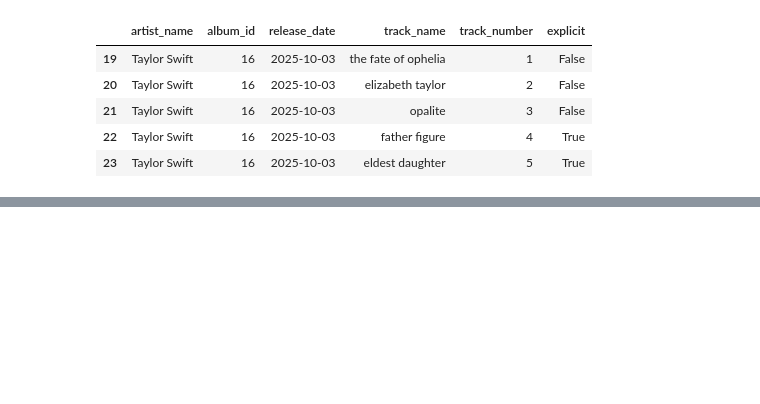
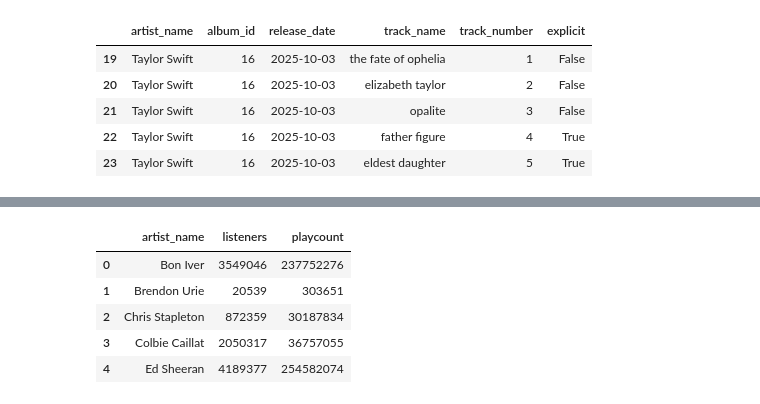
Before and after one commit to haskinse/bee2041_empirical_project, a Jupyter notebook: source_code/02_data_cleaning.ipynb, the cells around one changed output, grey strips where cells are left out. Saved outputs shown, nothing was run; the diff lists cells and outputs as text; code cells hidden in the pictures; blank space fills up the shorter version.

Commit message:
Cleaned Last.fm data.

```diff
--- a/source_code/02_data_cleaning.ipynb
+++ b/source_code/02_data_cleaning.ipynb
@@ -203,3 +203,20 @@ track_data.head() # show first five rows
 | 2 | Taylor Swift | 1 | 2006-10-24 | teardrops on my guitar radio sing... | 3 | False | 99.953 | 41.7 | ... |
 | 3 | Taylor Swift | 1 | 2006-10-24 | a place in this world | 4 | False | 115.028 | 77.7 | ... |
 | 4 | Taylor Swift | 1 | 2006-10-24 | cold as you | 5 | False | 175.558 | 48.2 | ... |
+# %%
+lastfm_data = pd.read_csv(f"{project_path}/data/raw/lastfm_data.csv") # read raw csv data into a data frame
+
+# data is already in a consistent clean format
+
+artist_data = lastfm_data # rename data frame
+
+artist_data.to_csv(f"{project_path}/data/clean/artist_data.csv", index = False) # save clean data to drive
+
+artist_data.head() # show first five rows
+# %% [output]
+|  | artist_name | listeners | playcount |
+| 0 | Bon Iver | 3549046 | 237752276 |
+| 1 | Brendon Urie | 20539 | 303651 |
+| 2 | Chris Stapleton | 872359 | 30187834 |
+| 3 | Colbie Caillat | 2050317 | 36757055 |
+| 4 | Ed Sheeran | 4189377 | 254582074 |
```
